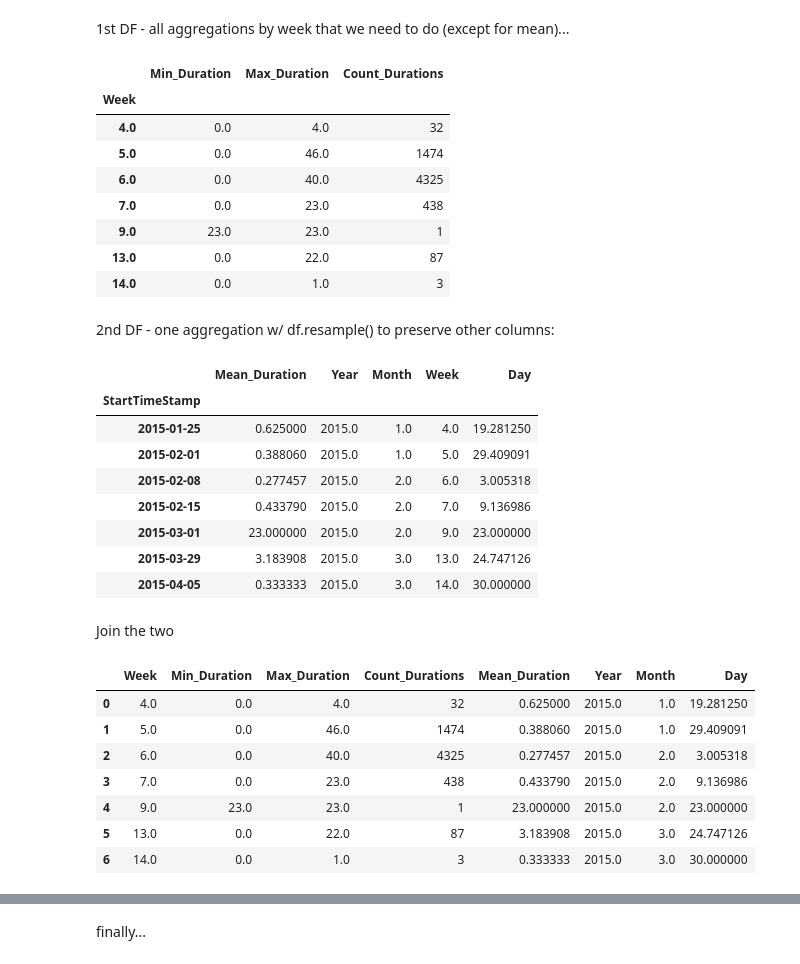
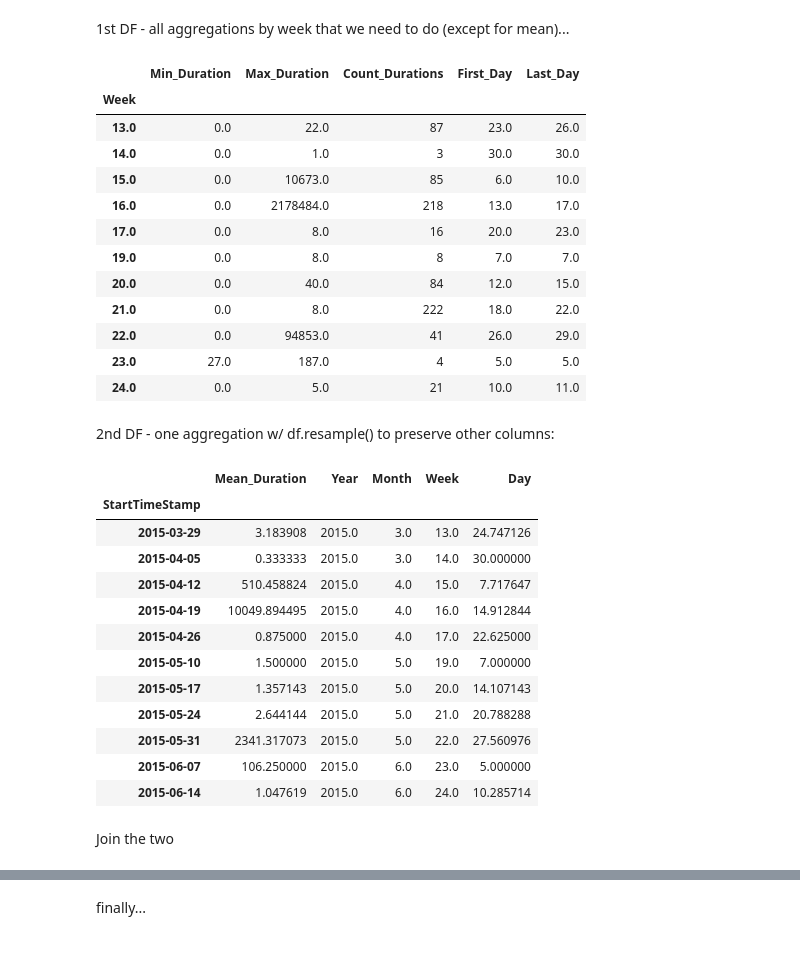
Before and after one commit to leilanihagen/interject-datacell-request-time-data-exploration, a Jupyter notebook: datacell_request_time.ipynb, the cells around one changed output, grey strips where cells are left out. Saved outputs shown, nothing was run; the diff lists cells and outputs as text; code cells hidden in the pictures.

```diff
--- a/datacell_request_time.ipynb
+++ b/datacell_request_time.ipynb
@@ -564,8 +567,8 @@ request_outliers_wk.head()
 Consider eliminating months that we don't need in sql...
 # %%
 # Definitons:
-start_month = 1
-end_month = 3
+start_month = 3
+end_month = 6
 year = 2015
 # %% [markdown]
 Select only the months and year specified
@@ -619,22 +636,28 @@ Idea for this approach:
 # %%
 week_aggs = history_3_mon.groupby('Week', as_index=True).agg(
     Min_Duration=pd.NamedAgg(column='Duration', aggfunc='min'),
     Max_Duration=pd.NamedAgg(column='Duration', aggfunc='max'),
 #     Mean_Duration=pd.NamedAgg(column='Duration', aggfunc=np.mean),
-    Count_Durations=pd.NamedAgg(column='Duration', aggfunc='count')
+    Count_Durations=pd.NamedAgg(column='Duration', aggfunc='count'),
+    First_Day=pd.NamedAgg(column='Day', aggfunc='min'),
+    Last_Day=pd.NamedAgg(column='Day', aggfunc='max')
 #     Weekday=pd.NamedAgg(column='Duration', aggfunc=np.first)
 )
 week_aggs
 # %% [output]
-|  | Min_Duration | Max_Duration | Count_Durations |
-| Week |  |  |  |
-| 4.0 | 0.0 | 4.0 | 32 |
-| 5.0 | 0.0 | 46.0 | 1474 |
-| 6.0 | 0.0 | 40.0 | 4325 |
-| 7.0 | 0.0 | 23.0 | 438 |
-| 9.0 | 23.0 | 23.0 | 1 |
-| 13.0 | 0.0 | 22.0 | 87 |
-| 14.0 | 0.0 | 1.0 | 3 |
+|  | Min_Duration | Max_Duration | Count_Durations | First_Day | Last_Day |
+| Week |  |  |  |  |  |
+| 13.0 | 0.0 | 22.0 | 87 | 23.0 | 26.0 |
+| 14.0 | 0.0 | 1.0 | 3 | 30.0 | 30.0 |
+| 15.0 | 0.0 | 10673.0 | 85 | 6.0 | 10.0 |
+| 16.0 | 0.0 | 2178484.0 | 218 | 13.0 | 17.0 |
+| 17.0 | 0.0 | 8.0 | 16 | 20.0 | 23.0 |
+| 19.0 | 0.0 | 8.0 | 8 | 7.0 | 7.0 |
+| 20.0 | 0.0 | 40.0 | 84 | 12.0 | 15.0 |
+| 21.0 | 0.0 | 8.0 | 222 | 18.0 | 22.0 |
+| 22.0 | 0.0 | 94853.0 | 41 | 26.0 | 29.0 |
+| 23.0 | 27.0 | 187.0 | 4 | 5.0 | 5.0 |
+| 24.0 | 0.0 | 5.0 | 21 | 10.0 | 11.0 |
 # %% [markdown]
 2nd DF - one aggregation w/ df.resample() to preserve other columns:
 # %%
@@ -646,24 +669,16 @@ week_agg_mean
 # %% [output]
 |  | Mean_Duration | Year | Month | Week | Day |
 | StartTimeStamp |  |  |  |  |  |
-| 2015-01-25 | 0.625000 | 2015.0 | 1.0 | 4.0 | 19.281250 |
-| 2015-02-01 | 0.388060 | 2015.0 | 1.0 | 5.0 | 29.409091 |
-| 2015-02-08 | 0.277457 | 2015.0 | 2.0 | 6.0 | 3.005318 |
-| 2015-02-15 | 0.433790 | 2015.0 | 2.0 | 7.0 | 9.136986 |
-| 2015-03-01 | 23.000000 | 2015.0 | 2.0 | 9.0 | 23.000000 |
 | 2015-03-29 | 3.183908 | 2015.0 | 3.0 | 13.0 | 24.747126 |
 | 2015-04-05 | 0.333333 | 2015.0 | 3.0 | 14.0 | 30.000000 |
+| 2015-04-12 | 510.458824 | 2015.0 | 4.0 | 15.0 | 7.717647 |
+| 2015-04-19 | 10049.894495 | 2015.0 | 4.0 | 16.0 | 14.912844 |
+| 2015-04-26 | 0.875000 | 2015.0 | 4.0 | 17.0 | 22.625000 |
+| 2015-05-10 | 1.500000 | 2015.0 | 5.0 | 19.0 | 7.000000 |
+| 2015-05-17 | 1.357143 | 2015.0 | 5.0 | 20.0 | 14.107143 |
+| 2015-05-24 | 2.644144 | 2015.0 | 5.0 | 21.0 | 20.788288 |
+| 2015-05-31 | 2341.317073 | 2015.0 | 5.0 | 22.0 | 27.560976 |
+| 2015-06-07 | 106.250000 | 2015.0 | 6.0 | 23.0 | 5.000000 |
+| 2015-06-14 | 1.047619 | 2015.0 | 6.0 | 24.0 | 10.285714 |
 # %% [markdown]
 Join the two
-# %%
-hist_3_mon_by_wk = pd.merge(week_aggs, week_agg_mean, on='Week')
-hist_3_mon_by_wk
-# %% [output]
-|  | Week | Min_Duration | Max_Duration | Count_Durations | Mean_Duration | Year | Month | Day |
-| 0 | 4.0 | 0.0 | 4.0 | 32 | 0.625000 | 2015.0 | 1.0 | 19.281250 |
-| 1 | 5.0 | 0.0 | 46.0 | 1474 | 0.388060 | 2015.0 | 1.0 | 29.409091 |
-| 2 | 6.0 | 0.0 | 40.0 | 4325 | 0.277457 | 2015.0 | 2.0 | 3.005318 |
-| 3 | 7.0 | 0.0 | 23.0 | 438 | 0.433790 | 2015.0 | 2.0 | 9.136986 |
-| 4 | 9.0 | 23.0 | 23.0 | 1 | 23.000000 | 2015.0 | 2.0 | 23.000000 |
-| 5 | 13.0 | 0.0 | 22.0 | 87 | 3.183908 | 2015.0 | 3.0 | 24.747126 |
-| 6 | 14.0 | 0.0 | 1.0 | 3 | 0.333333 | 2015.0 | 3.0 | 30.000000 |
```
Also changed, not shown: parts of 29 cells of this notebook.
